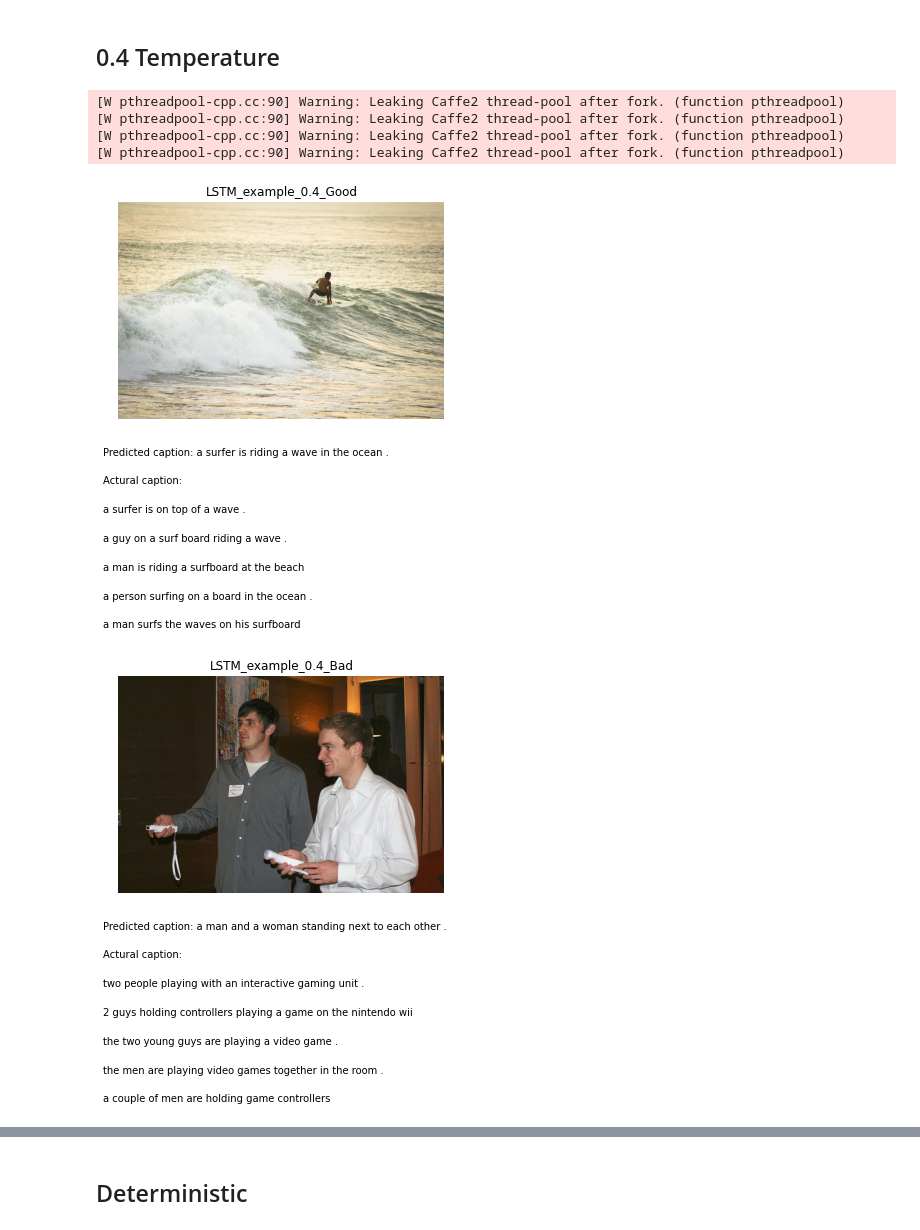
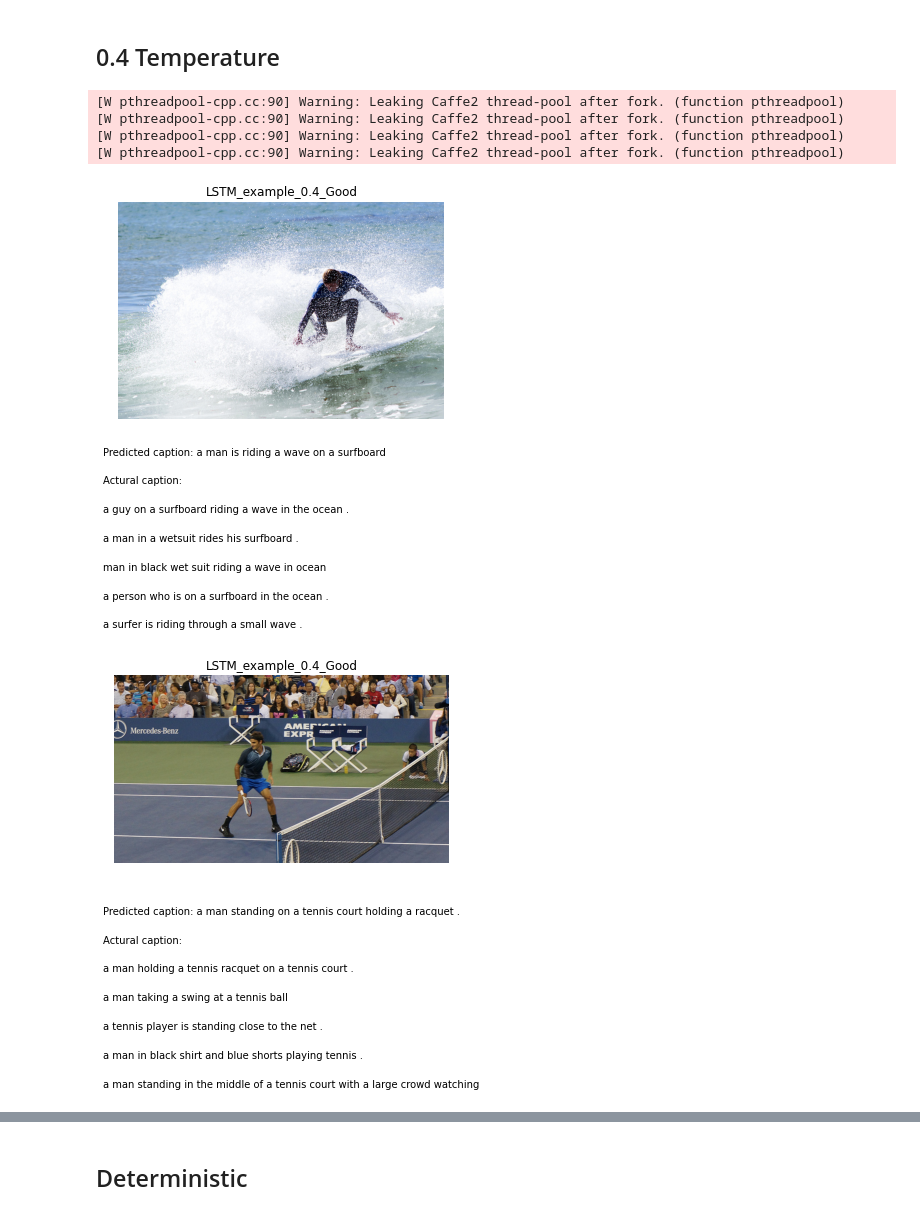
Before and after one commit to hblyx/CSE-151B, a Jupyter notebook: PA4/LSTM.ipynb, the cells around one changed output, grey strips where cells are left out. Saved outputs shown, nothing was run; the diff lists cells and outputs as text; code cells hidden in the pictures.

```diff
--- a/PA4/LSTM.ipynb
+++ b/PA4/LSTM.ipynb
@@ -395,7 +397,7 @@ def get_example(img_id, coco_test,reference,pred, good, temperature):
         plt.figtext(0.1,dis , txt,wrap=True)
         dis -= 0.1
     plt.imshow(I)
-    dirt = "./example/"
+    dirt = "./example/LSTM/"
     plt.savefig(dirt+str(im_id)+"_"+"LSTM_"+good+".jpg",bbox_inches="tight")
     plt.show()
 
@@ -420,34 +422,34 @@ with torch.no_grad():
         output = decoder(feature, target)
 
         # predict according to the image embedding
         feat = feature.unsqueeze(1) # reshape to make it can be predicted by the model
         predicted_captions = decoder.predict(feat,deterministic=False, temp=0.4)
         # convert predictions(list of word_idx) into sentence(list of words)
         predicted_captions = caption2sentence(predicted_captions, vocabulary)
 
 
         for i in range(len(predicted_captions)): # go through each element in the batch
             predicted = predicted_captions[i]
             im_id = img_ids[i] # get the img_id of the image
             reference = get_reference_caption(im_id, coco_test) # get reference for the image
 
             # get scores
             score1 = bleu1(reference, predicted)
             score4 = bleu4(reference, predicted)
 
             if score1 < 20 and bad < 3:
                 get_example(im_id,coco_test,reference,predicted,"Bad", "0.4")
                 bad += 1
-            if score1 > 90 and good < 1:
+            if score1 > 90 and good < 3:
                 get_example(im_id,coco_test,reference,predicted,"Good", "0.4")
                 good += 1
 
-        if good >= 1 and bad >= 3:
+        if good >= 3 and bad >= 3:
                 break
 # %% [output]
 [W pthreadpool-cpp.cc:90] Warning: Leaking Caffe2 thread-pool after fork. (function pthreadpool)
 [W pthreadpool-cpp.cc:90] Warning: Leaking Caffe2 thread-pool after fork. (function pthreadpool)
 [W pthreadpool-cpp.cc:90] Warning: Leaking Caffe2 thread-pool after fork. (function pthreadpool)
 [W pthreadpool-cpp.cc:90] Warning: Leaking Caffe2 thread-pool after fork. (function pthreadpool)
-[figure, old version]
+[figure, new version]
-[figure, old version]
+[figure, new version]
```
Also changed, not shown: parts of 6 cells of this notebook, 1 other file.
